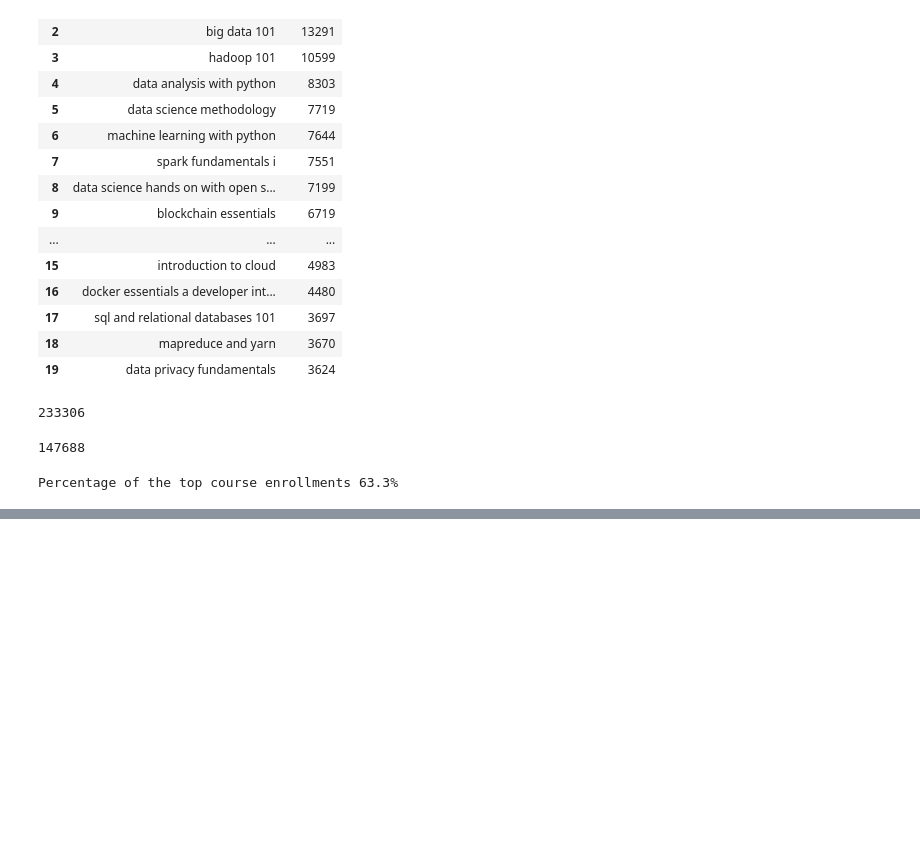
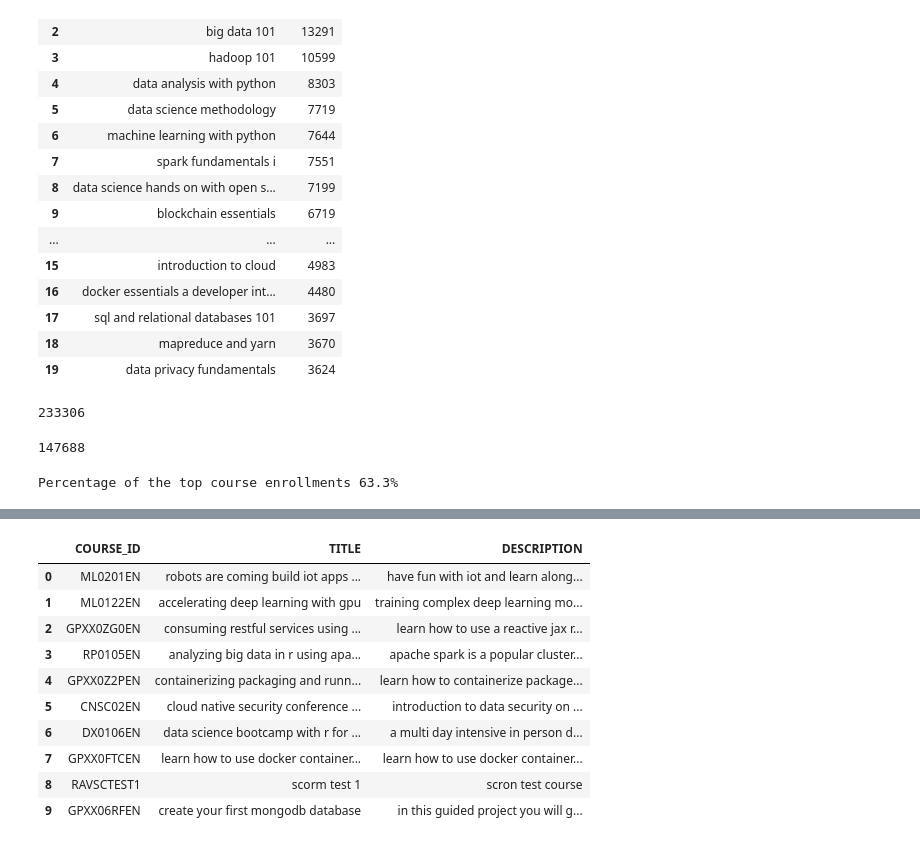
Before and after one commit to jacksonwalters/ibm-ml-cert, a Jupyter notebook: capstone_project/capstone.ipynb, the cells around one changed output, grey strips where cells are left out. Drawn from its saved outputs; the diff is of its cells as text; code cells hidden in the pictures; blank space fills up the shorter version.

```diff
--- a/capstone_project/capstone.ipynb
+++ b/capstone_project/capstone.ipynb
@@ -256,0 +371,18 @@ Percentage of the top course enrollments 63.3%
+# %%
+# Load the course dataframe
+course_url = "https://cf-courses-data.s3.us.cloud-object-storage.appdomain.cloud/IBM-ML321EN-SkillsNetwork/labs/datasets/course_processed.csv"
+course_df = pd.read_csv(course_url)
+# %%
+course_df.head(10)
+# %% [output]
+|  | COURSE_ID | TITLE | DESCRIPTION |
+| 0 | ML0201EN | robots are coming build iot apps ... | have fun with iot and learn along... |
+| 1 | ML0122EN | accelerating deep learning with gpu | training complex deep learning mo... |
+| 2 | GPXX0ZG0EN | consuming restful services using ... | learn how to use a reactive jax r... |
+| 3 | RP0105EN | analyzing big data in r using apa... | apache spark is a popular cluster... |
+| 4 | GPXX0Z2PEN | containerizing packaging and runn... | learn how to containerize package... |
+| 5 | CNSC02EN | cloud native security conference ... | introduction to data security on ... |
+| 6 | DX0106EN | data science bootcamp with r for ... | a multi day intensive in person d... |
+| 7 | GPXX0FTCEN | learn how to use docker container... | learn how to use docker container... |
+| 8 | RAVSCTEST1 | scorm test 1 | scron test course |
+| 9 | GPXX06RFEN | create your first mongodb database | in this guided project you will g... |
```
Also changed, not shown: parts of 29 cells of this notebook.
